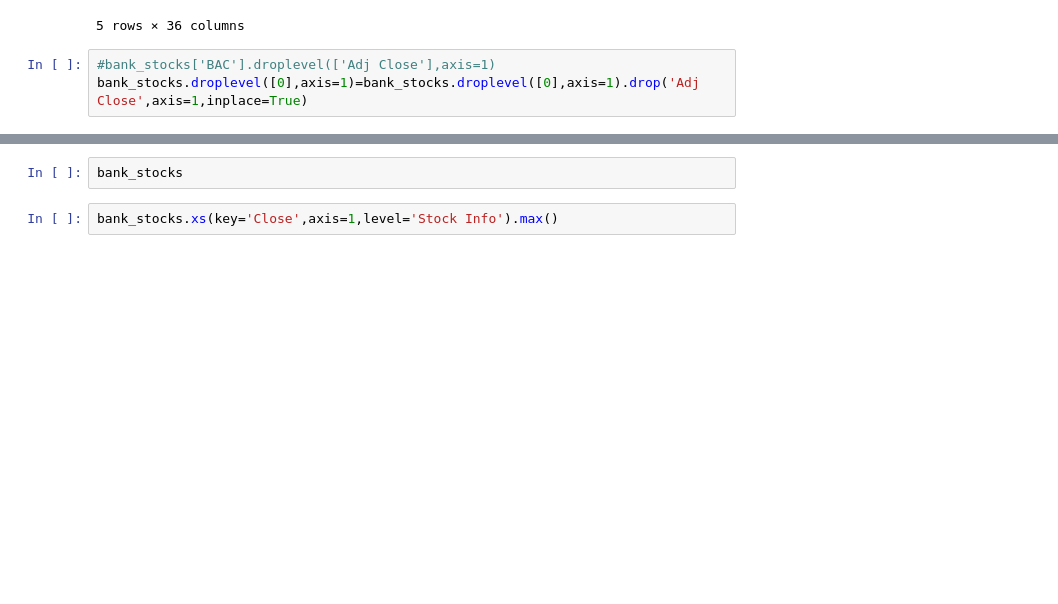
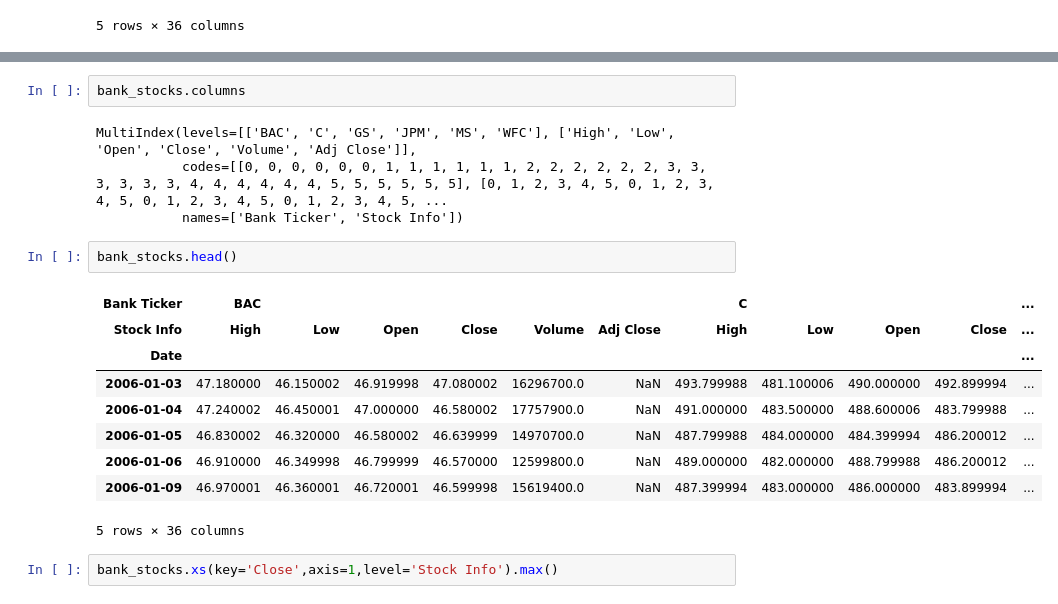
Before and after one commit to BrianAKass/Machine-Learning-Projects, a Jupyter notebook: PML Projects/08-02a -Finance Project.ipynb, the cells around one changed output, grey strips where cells are left out. Cells and saved outputs as stored; diff of their text form; blank space fills up the shorter version.

```diff
--- a/PML Projects/08-02a -Finance Project.ipynb
+++ b/PML Projects/08-02a -Finance Project.ipynb
@@ -94,6 +94,3 @@ bank_stocks.head()
 | 2006-01-06 | 46.910000 | 46.349998 | 46.799999 | 46.570000 | 12599800.0 | 35.563797 | 489.000000 | 482.000000 | 488.799988 | 486.200012 | ... |
 | 2006-01-09 | 46.970001 | 46.360001 | 46.720001 | 46.599998 | 15619400.0 | 35.586720 | 487.399994 | 483.000000 | 486.000000 | 483.899994 | ... |
 5 rows × 36 columns
-# %%
-#bank_stocks['BAC'].droplevel(['Adj Close'],axis=1)
-bank_stocks.droplevel([0],axis=1)=bank_stocks.droplevel([0],axis=1).drop('Adj Close',axis=1,inplace=True)
@@ -102,5 +97,21 @@ SyntaxError: can't assign to function call (<ipython-input-133-1bbf6a4d5d56>, li
 # %%
-bank_stocks
+bank_stocks.columns
+# %% [output]
+MultiIndex(levels=[['BAC', 'C', 'GS', 'JPM', 'MS', 'WFC'], ['High', 'Low', 'Open', 'Close', 'Volume', 'Adj Close']],
+           codes=[[0, 0, 0, 0, 0, 0, 1, 1, 1, 1, 1, 1, 2, 2, 2, 2, 2, 2, 3, 3, 3, 3, 3, 3, 4, 4, 4, 4, 4, 4, 5, 5, 5, 5, 5, 5], [0, 1, 2, 3, 4, 5, 0, 1, 2, 3, 4, 5, 0, 1, 2, 3, 4, 5, 0, 1, 2, 3, 4, 5, ...
+           names=['Bank Ticker', 'Stock Info'])
+# %%
+bank_stocks.head()
+# %% [output]
+| Bank Ticker | BAC |  |  |  |  |  | C |  |  |  | ... |
+| Stock Info | High | Low | Open | Close | Volume | Adj Close | High | Low | Open | Close | ... |
+| Date |  |  |  |  |  |  |  |  |  |  | ... |
+| 2006-01-03 | 47.180000 | 46.150002 | 46.919998 | 47.080002 | 16296700.0 | NaN | 493.799988 | 481.100006 | 490.000000 | 492.899994 | ... |
+| 2006-01-04 | 47.240002 | 46.450001 | 47.000000 | 46.580002 | 17757900.0 | NaN | 491.000000 | 483.500000 | 488.600006 | 483.799988 | ... |
+| 2006-01-05 | 46.830002 | 46.320000 | 46.580002 | 46.639999 | 14970700.0 | NaN | 487.799988 | 484.000000 | 484.399994 | 486.200012 | ... |
+| 2006-01-06 | 46.910000 | 46.349998 | 46.799999 | 46.570000 | 12599800.0 | NaN | 489.000000 | 482.000000 | 488.799988 | 486.200012 | ... |
+| 2006-01-09 | 46.970001 | 46.360001 | 46.720001 | 46.599998 | 15619400.0 | NaN | 487.399994 | 483.000000 | 486.000000 | 483.899994 | ... |
+5 rows × 36 columns
 # %%
 bank_stocks.xs(key='Close',axis=1,level='Stock Info').max()
 # %% [output]
```
Also changed, not shown: parts of 2 cells of this notebook, 3 other files.
